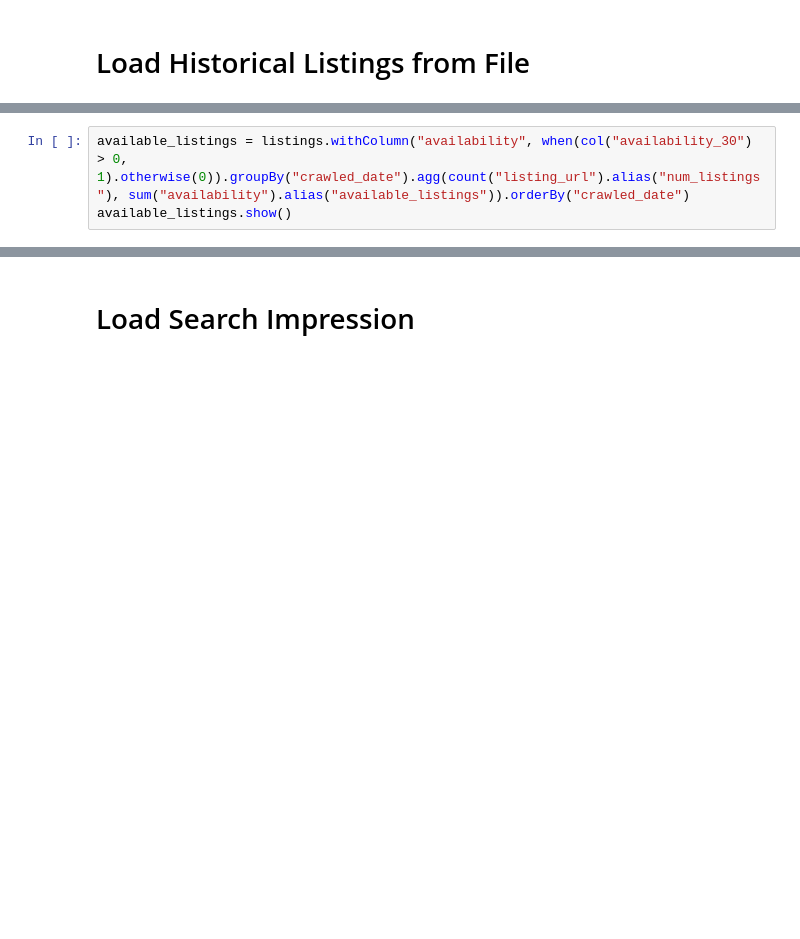
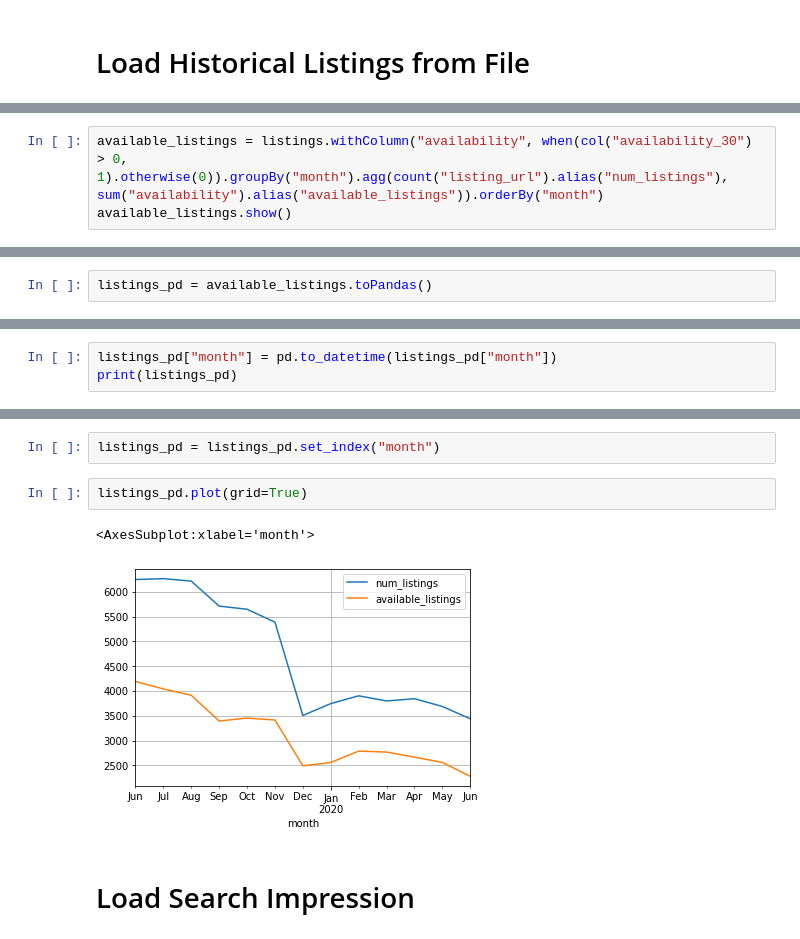
Before and after one commit to ML-Recipes/Fairness-Aware-Ranking, a Jupyter notebook: notebook/09. Analyze marketplace inequality.ipynb, the cells around one changed output, grey strips where cells are left out. Cells and saved outputs as stored; diff of their text form; blank space fills up the shorter version.

```diff
--- a/notebook/09. Analyze marketplace inequality.ipynb
+++ b/notebook/09. Analyze marketplace inequality.ipynb
@@ -171,4 +167,4 @@ root
 # %%
-available_listings = listings.withColumn("availability", when(col("availability_30") > 0, 1).otherwise(0)).groupBy("crawled_date").agg(count("listing_url").alias("num_listings"), sum("availability").alias("available_listings")).orderBy("crawled_date")
+available_listings = listings.withColumn("availability", when(col("availability_30") > 0, 1).otherwise(0)).groupBy("month").agg(count("listing_url").alias("num_listings"), sum("availability").alias("available_listings")).orderBy("month")
 available_listings.show()
 # %% [output]
@@ -191,0 +188,2 @@ only showing top 20 rows
+# %%
+listings_pd = available_listings.toPandas()
@@ -191,0 +216,3 @@ only showing top 20 rows
+# %%
+listings_pd["month"] = pd.to_datetime(listings_pd["month"])
+print(listings_pd)
@@ -192,3 +234,10 @@ only showing top 20 rows
+# %%
+listings_pd = listings_pd.set_index("month")
+# %%
+listings_pd.plot(grid=True)
+# %% [output]
+<AxesSubplot:xlabel='month'>
+[figure, added]
 # %% [markdown]
 # Load Search Impression
 # %%
```
Also changed, not shown: parts of 13 cells of this notebook, 6 other files.
